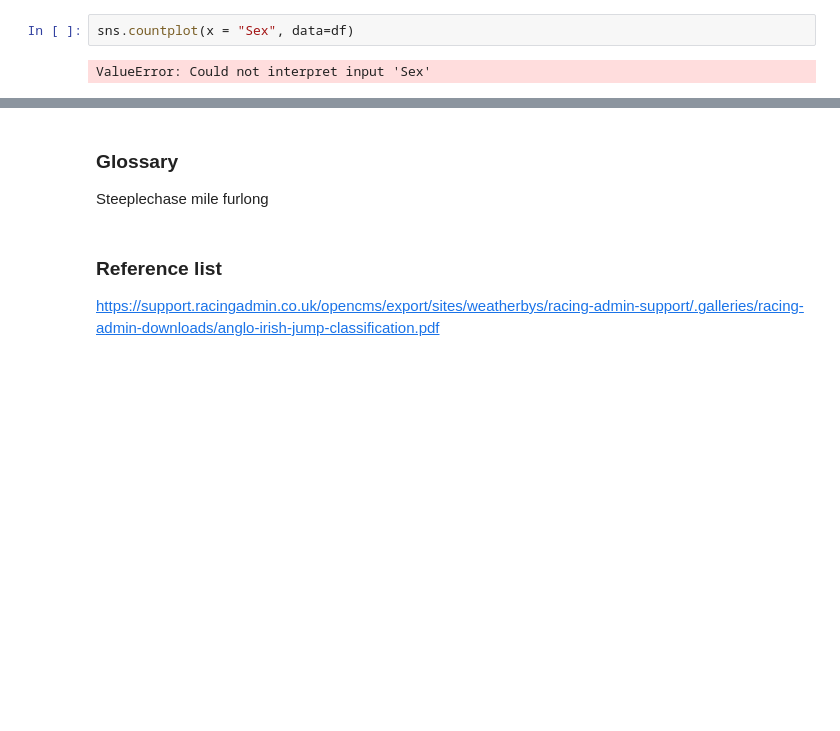
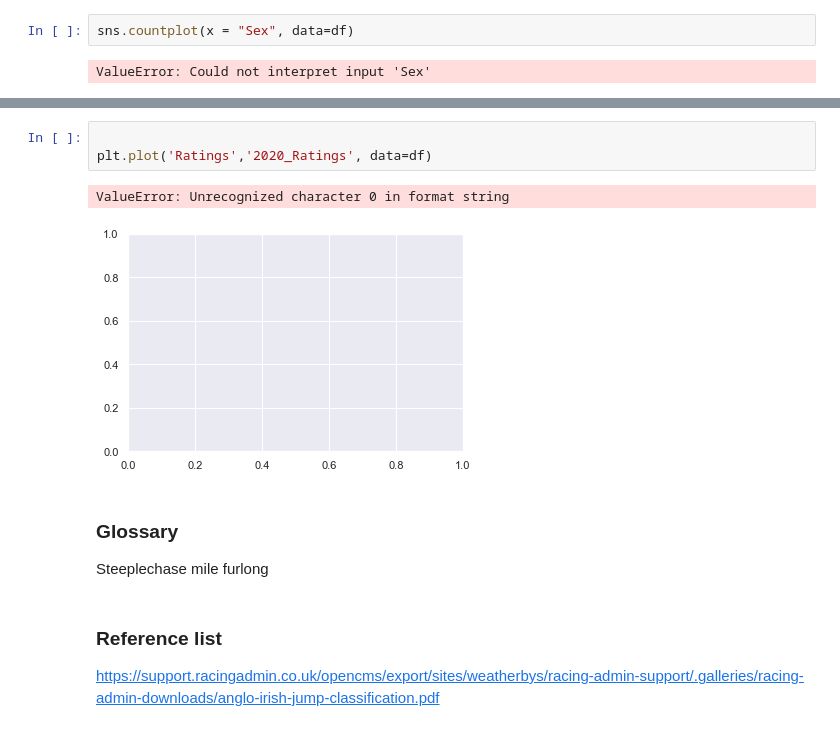
Before and after one commit to EibhinnLee/Project-2020---Programming-for-Data-Analysis, a Jupyter notebook: Project 2020 Programming for Data Analysis.ipynb, the cells around one changed output, grey strips where cells are left out. Cells and saved outputs as stored; diff of their text form; blank space fills up the shorter version.

```diff
--- a/Project 2020 Programming for Data Analysis.ipynb
+++ b/Project 2020 Programming for Data Analysis.ipynb
@@ -228,3 +241,9 @@ ValueError: Could not interpret input 'Sex'
+# %%
+
+plt.plot('Ratings','2020_Ratings', data=df)
+# %% [output]
+ValueError: Unrecognized character 0 in format string
+[figure, added]
 # %% [markdown]
 ### Glossary
 Steeplechase
```
Also changed, not shown: parts of 7 cells of this notebook.
